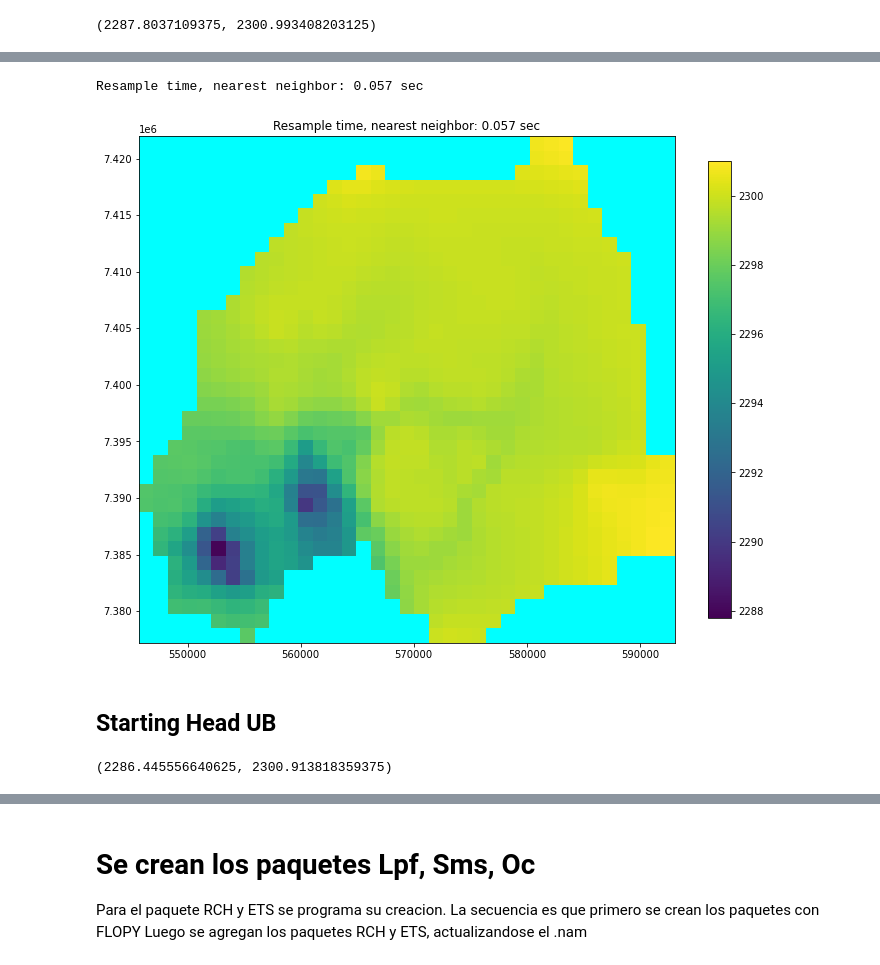
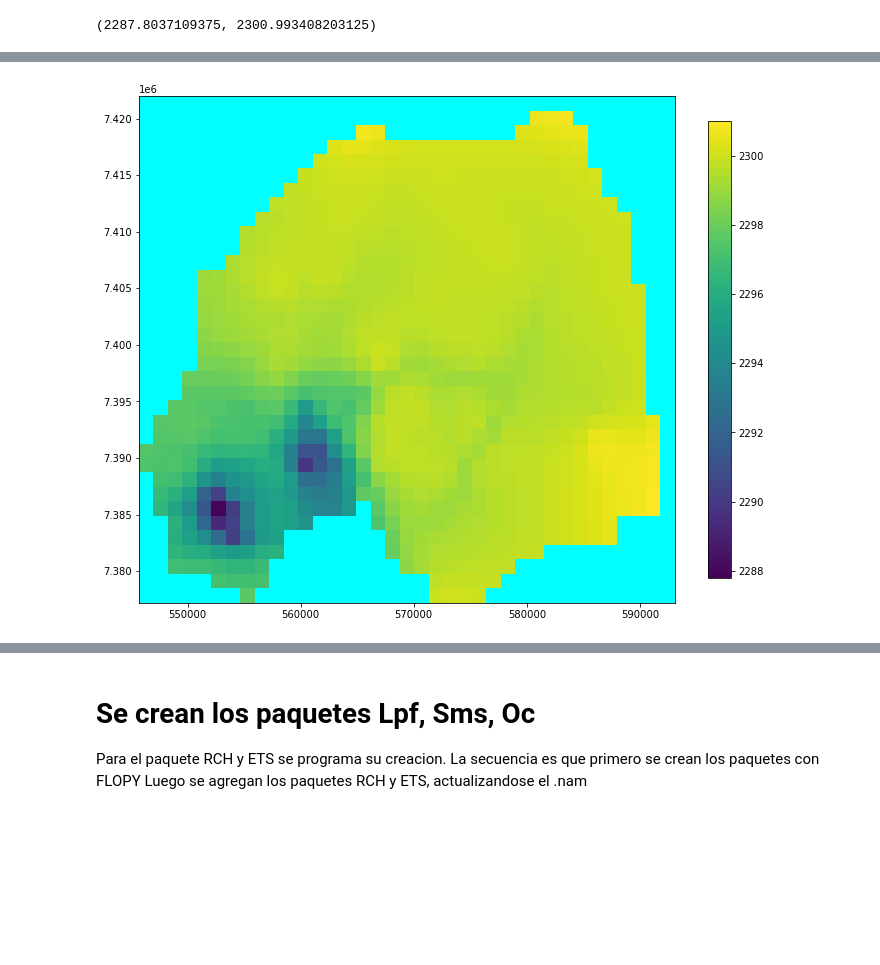
Before and after one commit to DiegoHidalgoS/test_model, a Jupyter notebook: Jupyter/Prueba1.ipynb, the cells around one changed output, grey strips where cells are left out. Saved outputs shown, nothing was run; the diff lists cells and outputs as text; code cells hidden in the pictures; blank space fills up the shorter version.

```diff
--- a/Jupyter/Prueba1.ipynb
+++ b/Jupyter/Prueba1.ipynb
@@ -1043,16 +678,5 @@ Se cargan los raster relacionados a las piezometrías para las distintas unidade
 # %%
 starthead = np.ones((nlay,nrow,ncol), dtype=float)*2300
 starh_UA= Raster.load('./starting_head/Mod_Nucleo_Piezo_UA_2015.asc')
-print('bandas UA ', starh_UA.bands)
-
 starh_UB= Raster.load('./starting_head/Mod_Nucleo_Piezo_UB_2015.asc')
-print('bandas UB ', starh_UB.bands)
-
 starh_UC= Raster.load('./starting_head/Mod_Nucleo_Piezo_UC_2015.asc')
-print('bandas UC ', starh_UC.bands)
-
-layerUA_top=1
-
-layerUB_top=gls_lays[0]+layerUA_top
-
-layerUC_top=gls_lays[1]+layerUB_top
@@ -1071,12 +691,9 @@ def fun_starthead(starthead,sim,starh,lim_top,lim_bottom):
 
     return starthead
 # %%
-# Starting Head
-starthead = np.ones((nlay,nrow,ncol), dtype=float)*2300
-
 # Starting Head UA
 starthead = fun_starthead(starthead,sim,starh_UA,layerUA_top,layerUB_top)
 # Starting Head UB
 starthead = fun_starthead(starthead,sim,starh_UB,layerUB_top,layerUC_top)
 # Starting Head UC
-starthead = fun_starthead(starthead,sim,starh_UC,layerUC_top,nlay)
+starthead = fun_starthead(starthead,sim,starh_UC,layerUC_top,nlay+1)
@@ -1113,24 +724,15 @@ pmv.plot_grid(ax=ax, lw=0.5, color="black");
-# %%
-t0 = time.time()
-dem_data = starh_UA.resample_to_grid(
-    sim.modelgrid, band=starh_UA.bands[0], method="nearest", extrapolate_edges=True
-)
-#method: nearest, linear, cubic, mean, median
-resample_time = time.time() - t0
-print("Resample time, nearest neighbor: {:.3f} sec".format(time.time() - t0))
-# %% [output]
-Resample time, nearest neighbor: 0.057 sec
 # %%
+lay_starthead=0
 # now to visualize using flopy and matplotlib
 fig = plt.figure(figsize=(12, 12))
 ax = fig.add_subplot(1, 1, 1, aspect="equal")
 modelmap = flopy.plot.map.PlotMapView(model=sim)
-quadmesh = modelmap.plot_ibound(color_noflow='cyan') #celdas inactivas en celeste
+
 pmv = flopy.plot.PlotMapView(modelgrid=sim.modelgrid, ax=ax)
 ax = pmv.plot_array(
-    dem_data, masked_values=starh_UA.nodatavals, vmin=vmin, vmax=vmax
+    starthead[lay_starthead], masked_values=starh_UA.nodatavals, vmin=vmin, vmax=vmax
 )
-plt.title("Resample time, nearest neighbor: {:.3f} sec".format(resample_time))
+quadmesh = modelmap.plot_ibound(color_noflow='cyan') #celdas inactivas en celeste
 plt.colorbar(ax, shrink=0.7);
 # %% [output]
-[figure, old version]
+[figure, new version]
@@ -1145,10 +738,0 @@ starthead[(layerUA_top-1):(layerUB_top-1)]=c
-# %% [markdown]
-## Starting Head UB
-# %%
-arr = starh_UB.get_array(1)
-idx = np.isfinite(arr)
-
-vmin, vmax = arr[idx].min(), arr[idx].max()
-vmin, vmax
-# %% [output]
-(2286.445556640625, 2300.913818359375)
```
Also changed, not shown: parts of 66 cells of this notebook.
